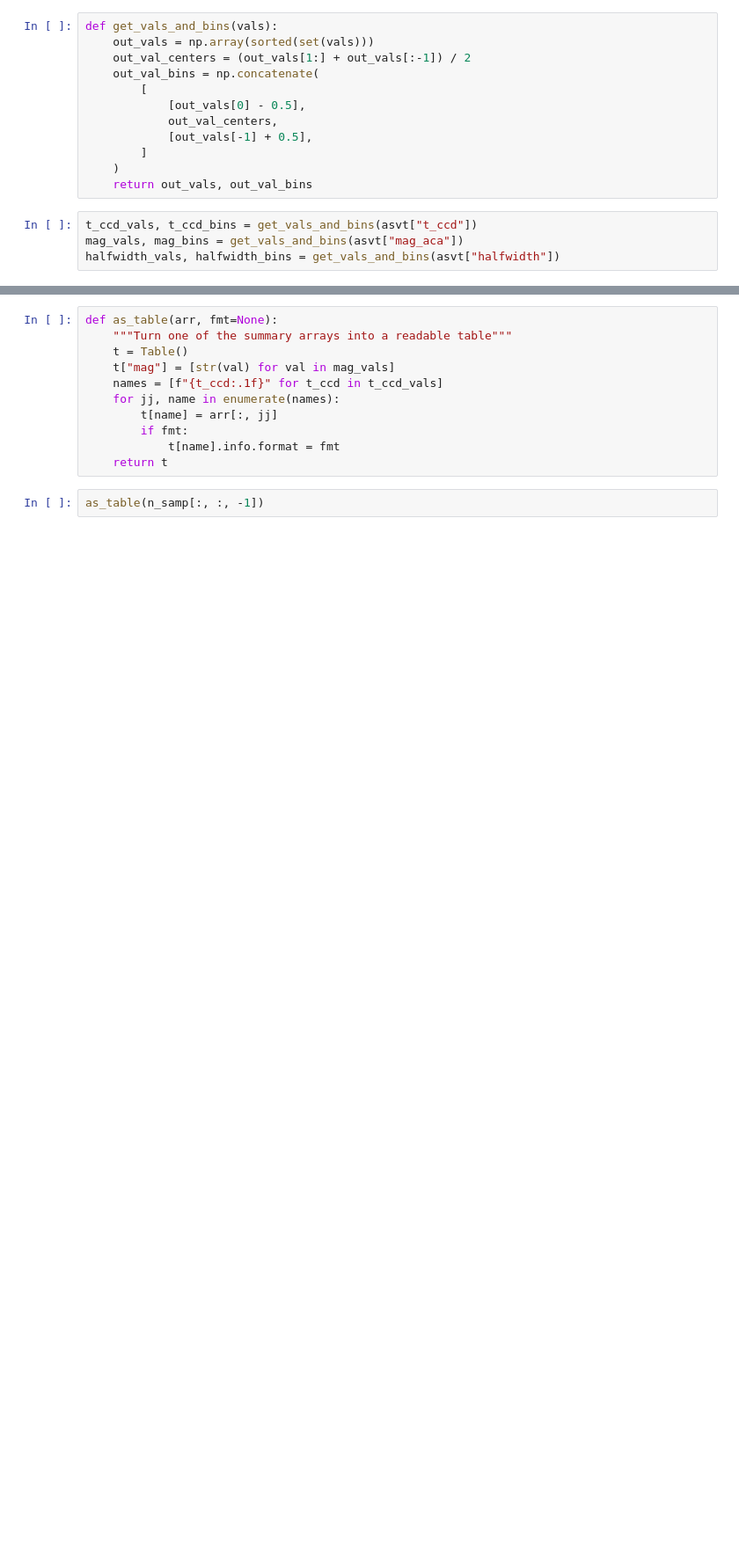
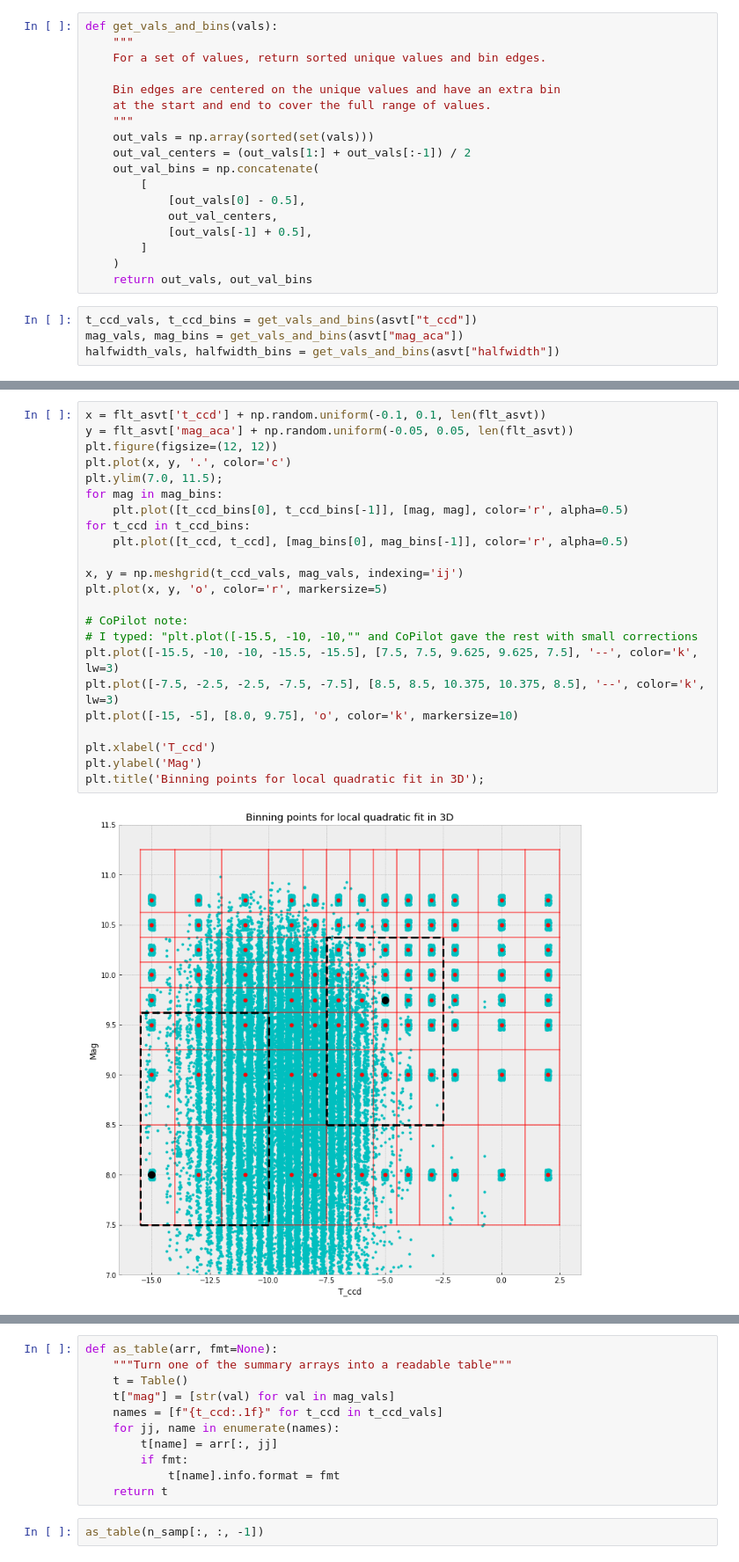
Before and after one commit to sot/aca_stats, a Jupyter notebook: fit_acq_model-2023-02-local-quadratic.ipynb, the cells around one changed output, grey strips where cells are left out. Shown at 88% size. Saved outputs shown, nothing was run; the diff lists cells and outputs as text; blank space fills up the shorter version.

```diff
--- a/fit_acq_model-2023-02-local-quadratic.ipynb
+++ b/fit_acq_model-2023-02-local-quadratic.ipynb
@@ -62,5 +138,11 @@ flt_asvt = vstack([flt, asvt], join_type="inner")
 # %%
 def get_vals_and_bins(vals):
+    """
+    For a set of values, return sorted unique values and bin edges.
+
+    Bin edges are centered on the unique values and have an extra bin
+    at the start and end to cover the full range of values.
+    """
     out_vals = np.array(sorted(set(vals)))
     out_val_centers = (out_vals[1:] + out_vals[:-1]) / 2
     out_val_bins = np.concatenate(
@@ -82 +180,26 @@ print(halfwidth_vals)
+# %%
+x = flt_asvt['t_ccd'] + np.random.uniform(-0.1, 0.1, len(flt_asvt))
+y = flt_asvt['mag_aca'] + np.random.uniform(-0.05, 0.05, len(flt_asvt))
+plt.figure(figsize=(12, 12))
+plt.plot(x, y, '.', color='c')
+plt.ylim(7.0, 11.5);
+for mag in mag_bins:
+    plt.plot([t_ccd_bins[0], t_ccd_bins[-1]], [mag, mag], color='r', alpha=0.5)
+for t_ccd in t_ccd_bins:
+    plt.plot([t_ccd, t_ccd], [mag_bins[0], mag_bins[-1]], color='r', alpha=0.5)
+
+x, y = np.meshgrid(t_ccd_vals, mag_vals, indexing='ij')
+plt.plot(x, y, 'o', color='r', markersize=5)
+
+# CoPilot note:
+# I typed: "plt.plot([-15.5, -10, -10,"" and CoPilot gave the rest with small corrections
+plt.plot([-15.5, -10, -10, -15.5, -15.5], [7.5, 7.5, 9.625, 9.625, 7.5], '--', color='k', lw=3)
+plt.plot([-7.5, -2.5, -2.5, -7.5, -7.5], [8.5, 8.5, 10.375, 10.375, 8.5], '--', color='k', lw=3)
+plt.plot([-15, -5], [8.0, 9.75], 'o', color='k', markersize=10)
+
+plt.xlabel('T_ccd')
+plt.ylabel('Mag')
+plt.title('Binning points for local quadratic fit in 3D');
+# %% [output]
+[figure, added]
 # %%
```
Also changed, not shown: parts of 51 cells of this notebook.
